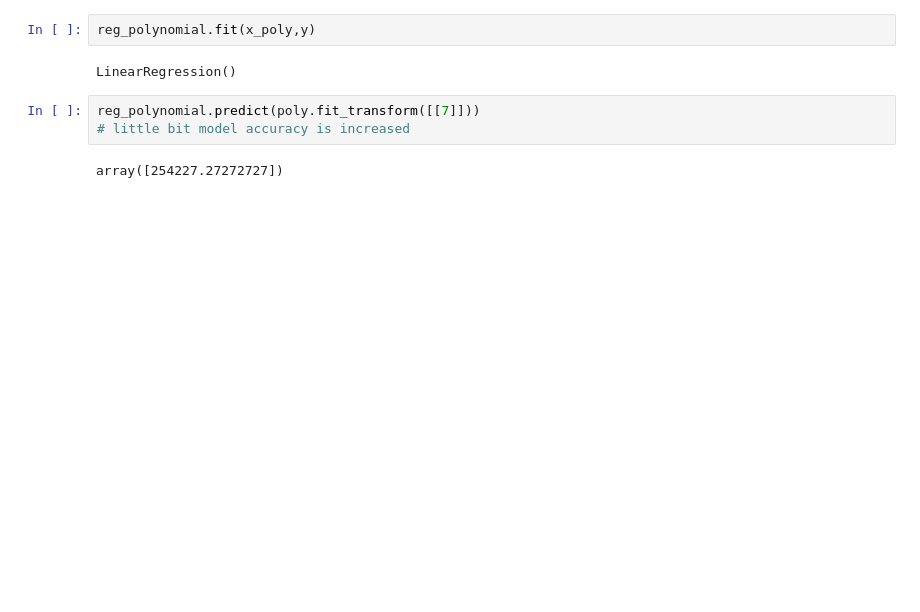
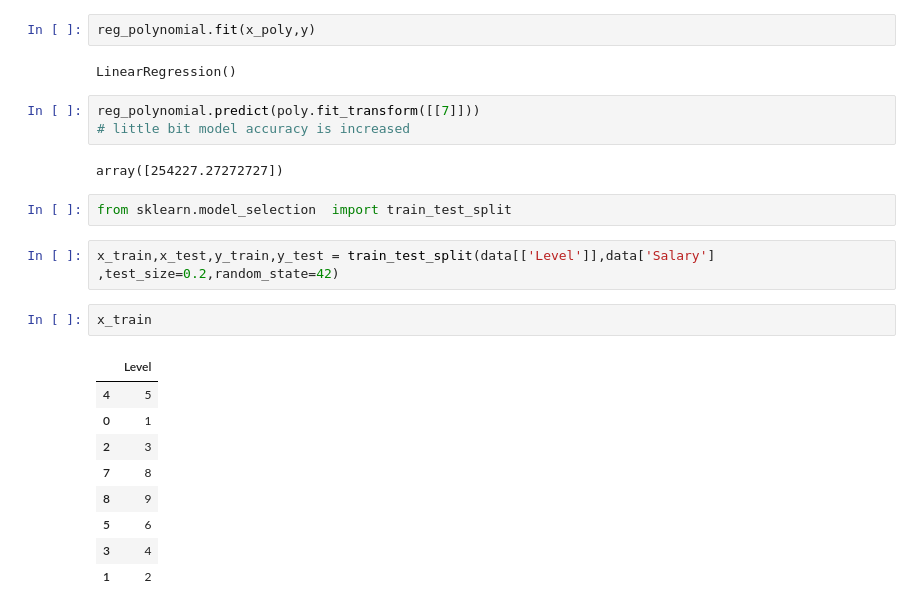
Before and after one commit to Fareed95/AI-ML-, a Jupyter notebook: polynomial_regression/model.ipynb, the cells around one changed output. Saved outputs shown, nothing was run; the diff lists cells and outputs as text; blank space fills up the shorter version.

```diff
--- a/polynomial_regression/model.ipynb
+++ b/polynomial_regression/model.ipynb
@@ -84,3 +86,19 @@ reg_polynomial.predict(poly.fit_transform([[7]]))
 # little bit model accuracy is increased
 # %% [output]
 array([254227.27272727])
+# %%
+from sklearn.model_selection  import train_test_split
+# %%
+x_train,x_test,y_train,y_test = train_test_split(data[['Level']],data['Salary'] ,test_size=0.2,random_state=42)
+# %%
+x_train
+# %% [output]
+|  | Level |
+| 4 | 5 |
+| 0 | 1 |
+| 2 | 3 |
+| 7 | 8 |
+| 8 | 9 |
+| 5 | 6 |
+| 3 | 4 |
+| 1 | 2 |
```
Also changed, not shown: parts of 8 cells of this notebook, 6 other files.
